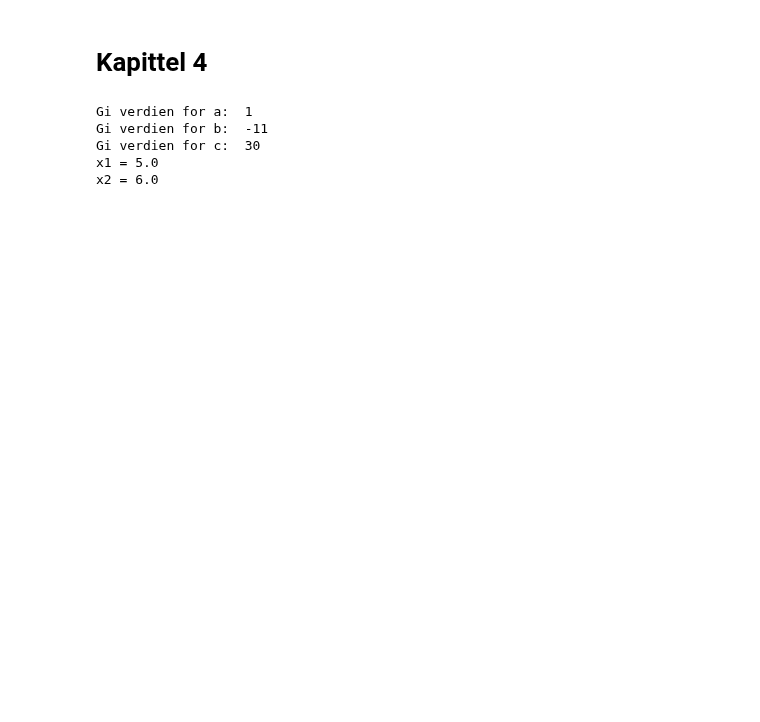
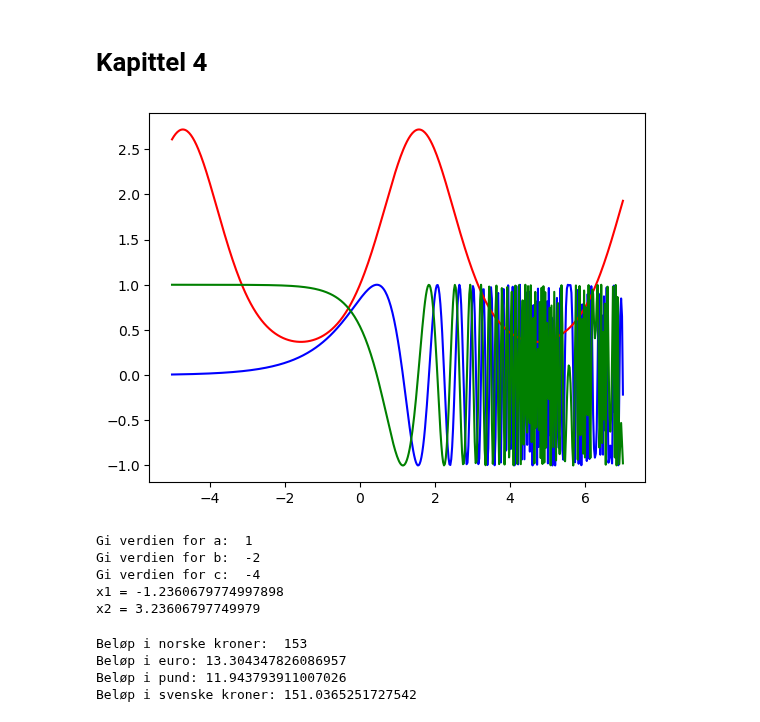
Before and after one commit to nummet/nummet, a Jupyter notebook: Kap_04_Skript_og_funksjonar/Skript_og_funksjonar.ipynb, the cells around one changed output. Saved outputs shown, nothing was run; the diff lists cells and outputs as text; code cells hidden in the pictures; blank space fills up the shorter version.

```diff
--- a/Kap_04_Skript_og_funksjonar/Skript_og_funksjonar.ipynb
+++ b/Kap_04_Skript_og_funksjonar/Skript_og_funksjonar.ipynb
@@ -7,13 +3,31 @@ import matplotlib.pyplot as plt
+# %%
+"""Dette skriptet plottar tre funksjonar."""
+
+# Importerer bibliotek
+import numpy as np
+import matplotlib.pyplot as plt
+
+# Vektor med argumentverdiar
+x = np.linspace(-5, 7, 500)
+# Vektorar med funksjonsverdiar
+y = np.sin(np.exp(x))
+z = np.exp(np.sin(x))
+f = np.cos(np.exp(x))
+
+# Plottar funksjonane saman
+plt.plot(x, y, 'b-')
+plt.plot(x, z, 'r-')
+plt.plot(x, f, 'g-')
+plt.show()
+# %% [output]
+[figure, added]
 # %%
-# ABCformel.m
-
 """Skript som finn løysingane av andregradslikninga,
-
 a x^2 + b x + c = 0.
 Koeffisientane a, b og c blir lest inn frå skjerm.
 """
 
-# Importerar NumPy-biblioteket
+# Importerer NumPy-biblioteket
 import numpy as np
 
 # Les inn koeffisientane
@@ -30,8 +44,35 @@ print(f'x1 = {x1}')
 print(f'x2 = {x2}')
 # %% [output]
 Gi verdien for a:  1
-Gi verdien for b:  -11
-Gi verdien for c:  30
-x1 = 5.0
-x2 = 6.0
+Gi verdien for b:  -2
+Gi verdien for c:  -4
+x1 = -1.2360679774997898
+x2 = 3.23606797749979
+# %%
+"""Skript som reknar ut kva eit beløp i NOK tilsvarar i
+pund, euro og svenske kroner. Dei aktuelle kursane er
+fiksert i skriptet.
+"""
+
+# Kursar
+kurs_euro = 11.50
+kurs_pund = 12.81
+kurs_SVK = 101.30/100
+
+# Les inn beølp i NOK:
+NOK = float(input('Beløp i norske kroner: '))
+
+# Resultat
+belop_euro = NOK/kurs_euro
+belop_pund = NOK/kurs_pund
+belop_SVK = NOK/kurs_SVK
+# Skriv resultata til skjerm
+print(f'Beløp i euro: {belop_euro}')
+print(f'Beløp i pund: {belop_pund}')
+print(f'Beløp i svenske kroner: {belop_SVK}')
+# %% [output]
+Beløp i norske kroner:  153
+Beløp i euro: 13.304347826086957
+Beløp i pund: 11.943793911007026
+Beløp i svenske kroner: 151.0365251727542
 # %%
```
Also changed, not shown: parts of 9 cells of this notebook, 1 other file.
